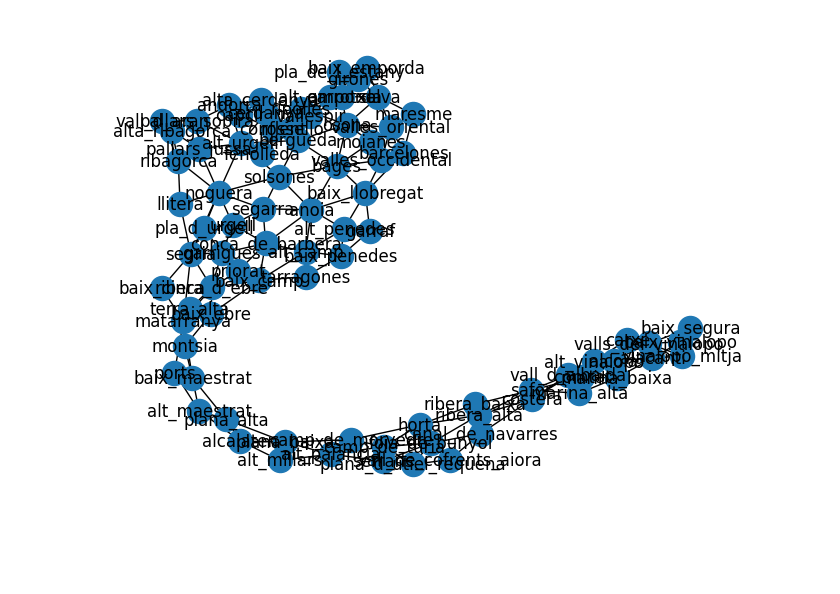
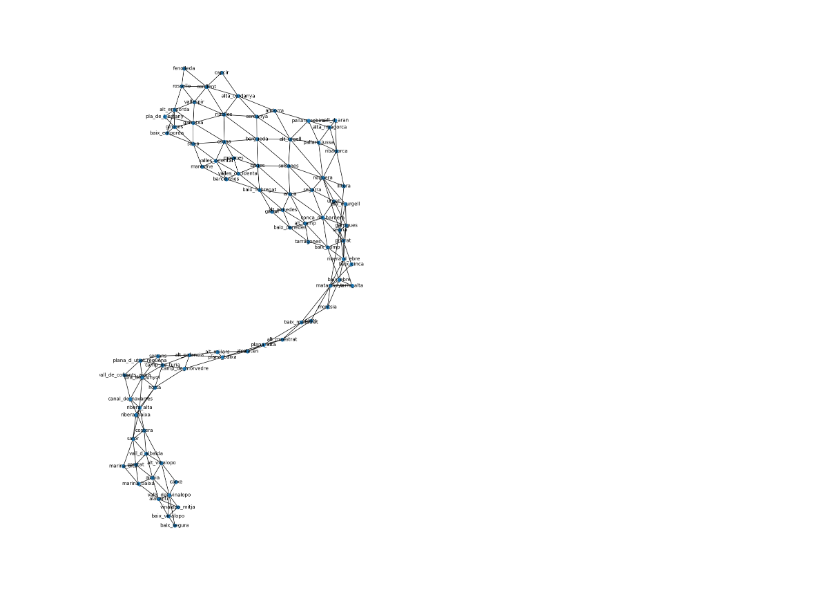
Before and after one commit to victormico/viatgle, a Jupyter notebook: notebooks/05_comarques_shortest_path.ipynb, the cells around one changed output. Cells and saved outputs as stored; diff of their text form; code cells hidden in the pictures; blank space fills up the shorter version.

Commit message:
Update graph figure

```diff
--- a/notebooks/05_comarques_shortest_path.ipynb
+++ b/notebooks/05_comarques_shortest_path.ipynb
@@ -15,11 +15,16 @@ for comarca, neighbors in comarques_data.items():
         G.add_edge(comarca, neighbor)  # By default, weight is 1 for unweighted graphs
 # %%
 G
-plt.figure()
-nx.draw(G, with_labels=True)
+plt.figure(figsize=(8,16))
+nx.draw(
+    G,
+    with_labels=True,
+    node_size=50,
+    font_size=10
+    )
 plt.show()
 # %% [output]
-[figure, old version]
+[figure, new version]
 # %%
 all_shortest_paths = dict(nx.all_pairs_all_shortest_paths(G))
 # %%
```
